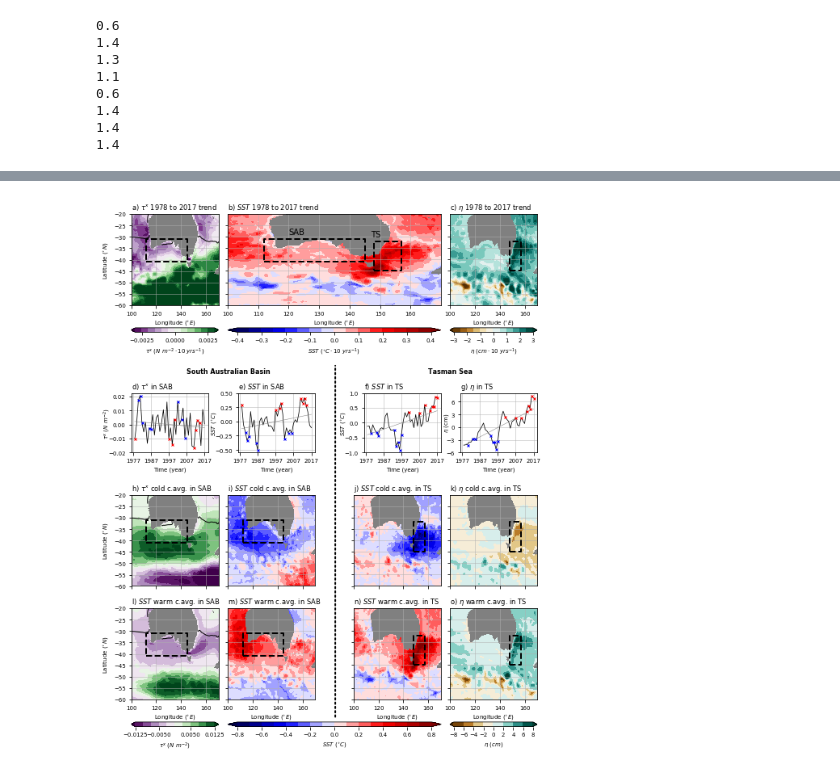
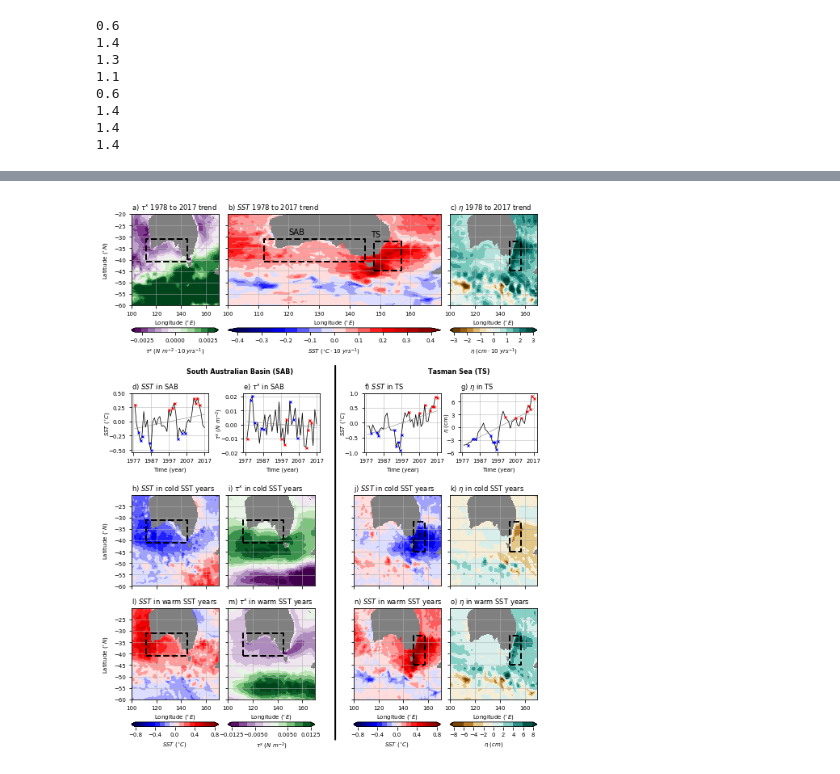
Before and after one commit to ERDuran/wombat_jra-iaf_mom025, a Jupyter notebook: c08_temp_tau_x_eta_t.ipynb, the cells around one changed output, grey strips where cells are left out. Saved outputs shown, nothing was run; the diff lists cells and outputs as text; code cells hidden in the pictures.

```diff
--- a/c08_temp_tau_x_eta_t.ipynb
+++ b/c08_temp_tau_x_eta_t.ipynb
@@ -1077,8 +1082,8 @@ plt.plot(
     [lat_SA[0], lat_SA[0], lat_SA[1], lat_SA[1], lat_SA[0]],
     color='k', linestyle='--', linewidth=2)
 
-levels = [0, 100]
-CS = tau_x_bl_mean.plot.contour(colors='k', levels=levels, linewidths=1)
+# levels = [0, 100]
+# CS = tau_x_bl_mean.plot.contour(colors='k', levels=levels, linewidths=1)
 
 ax.set_facecolor('gray')
 plt.title(r'a) $\tau^{x}$ 1978 to 2017 trend', loc='left')
@@ -1098,10 +1103,10 @@ cbar = plt.colorbar(plot, orientation='horizontal', ticks=[-0.0025, 0, 0.0025],
                     label=r'$\tau^{x}\ (N\ m^{-2} \cdot 10\ yrs^{-1})$', cax=axins)
 ##########################################################################################
 
-plt.text(+0.65,-9,'South Australian Basin',fontweight='bold', fontsize=8)
-plt.text(+3.7,-9,'Tasman Sea' ,fontweight='bold', fontsize=8)
-plt.annotate('', xy=(2.34, -7), xytext=(2.34, -85), xycoords='axes fraction',
-            arrowprops=dict(arrowstyle="-", color='k', linestyle=':', linewidth=2))
+plt.text(+0.65,-9,'South Australian Basin (SAB)',fontweight='bold', fontsize=8)
+plt.text(+3.7,-9,'Tasman Sea (TS)' ,fontweight='bold', fontsize=8)
+plt.annotate('', xy=(2.34, -7), xytext=(2.34, -90), xycoords='axes fraction',
+            arrowprops=dict(arrowstyle="-", color='k', linestyle='-', linewidth=2))
 
 ##########################################################################################
 ax = plt.subplot2grid((row, col), (0, 5-1), rowspan=1, colspan=9)
@@ -1184,10 +1189,10 @@ cbar = plt.colorbar(plot, orientation='horizontal',
 
 
 ##########################################################################################
-ax = plt.subplot2grid((row, col), (1, 1-1), rowspan=1, colspan=4)
+ax = plt.subplot2grid((row, col), (1, 5-1), rowspan=1, colspan=4)
 pos = ax.get_position()
 print(pos)
-pos_plot = [pos.x0, pos.y0-0.025, pos.x1-0.03, pos.y1-0.07]
+pos_plot = [pos.x0+0.03, pos.y0-0.025, pos.x1, pos.y1-0.07]
 print(pos_plot)
 
 plot = plt.plot(n_years, tau_x_anom_SA, color='k', linewidth=0.75)
@@ -1205,7 +1210,7 @@ plt.plot(
     color='blue', linestyle='', marker='x', markersize=3)
 
 # ax.set_facecolor('gray')
-plt.title(r'd) $\tau^{x}$ in SAB', loc='left')
+plt.title(r'e) $\tau^{x}$ in SAB', loc='left')
 plt.xlabel('Time (year)')
 plt.xticks(arange(1977,2017,10), rotation=0)
 plt.ylabel(r'$\tau^{x}$ ($N\ m^{-2})$', labelpad=-5)
@@ -1215,10 +1220,10 @@ plt.grid(linewidth=0.5)
 
 
 ##########################################################################################
-ax = plt.subplot2grid((row, col), (1, 5-1), rowspan=1, colspan=4)
+ax = plt.subplot2grid((row, col), (1, 1-1), rowspan=1, colspan=4)
 pos = ax.get_position()
 print(pos)
-pos_plot = [pos.x0+0.02, pos.y0-0.025, pos.x1-0.01, pos.y1-0.07]
+pos_plot = [pos.x0, pos.y0-0.025, pos.x1-0.03, pos.y1-0.07]
 print(pos_plot)
 
 plot = plt.plot(n_years, temp_anom_SA, color='k', linewidth=0.75)
@@ -1236,7 +1241,7 @@ plt.plot(
     color='blue', linestyle='', marker='x', markersize=3)
 
 # ax.set_facecolor('gray')
-plt.title('e) $SST$ in SAB', loc='left')
+plt.title('d) $SST$ in SAB', loc='left')
 plt.xlabel('Time (year)')
 plt.xticks(arange(1977,2017,10), rotation=0)
 plt.ylabel(r'$SST$ ($^{\circ}C$)', labelpad=-5)
@@ -1308,7 +1313,7 @@ plt.grid(linewidth=0.5)
 
 
 ##########################################################################################
-ax = plt.subplot2grid((row, col), (2, 1-1), rowspan=1, colspan=4)
+ax = plt.subplot2grid((row, col), (2, 5-1), rowspan=1, colspan=4)
 pos = ax.get_position()
 print(pos)
 pos_plot = [pos.x0, pos.y0-0.06, pos.x1-0.01, pos.y1-0.06]
@@ -1324,21 +1329,22 @@ plt.plot(
     [lat_SA[0], lat_SA[0], lat_SA[1], lat_SA[1], lat_SA[0]],
     color='k', linestyle='--', linewidth=2)
 
-levels = [0, 100]
-CS = tau_x_bl_mean.plot.contour(colors='k', levels=levels, linewidths=1)
+# levels = [0, 100]
+# CS = tau_x_bl_mean.plot.contour(colors='k', levels=levels, linewidths=1)
 
 ax.set_facecolor('gray')
-plt.title(r'h) $\tau^{x}$ cold c.avg. in SAB', loc='left')
+plt.title(r'i) $\tau^{x}$ in cold SST years', loc='left')
 plt.xlabel('')
 plt.xticks(arange(100,160,20))
 ax.set_xticklabels('')
-plt.ylabel('Latitude ($^{\circ}N$)')
+plt.ylabel('')
+ax.set_yticklabels('')
 plt.grid(linewidth=0.5)
 ##########################################################################################
 
 
 ##########################################################################################
-ax = plt.subplot2grid((row, col), (2, 5-1), rowspan=1, colspan=4)
+ax = plt.subplot2grid((row, col), (2, 1-1), rowspan=1, colspan=4)
 pos = ax.get_position()
 print(pos)
 pos_plot = [pos.x0, pos.y0-0.06, pos.x1-0.01, pos.y1-0.06]
@@ -1355,12 +1361,12 @@ plt.plot(
     color='k', linestyle='--', linewidth=2)
 
 ax.set_facecolor('gray')
-plt.title(r'i) $SST$ cold c.avg. in SAB', loc='left')
+plt.title(r'h) $SST$ in cold SST years', loc='left')
 plt.xlabel('')
 plt.xticks(arange(100,160,20))
 ax.set_xticklabels('')
-plt.ylabel('')
-ax.set_yticklabels('')
+plt.ylabel('Latitude ($^{\circ}N$)')
+# ax.set_yticklabels('')
 plt.grid(linewidth=0.5)
 ##########################################################################################
 
@@ -1383,7 +1389,7 @@ plt.plot(
     color='k', linestyle='--', linewidth=2)
 
 ax.set_facecolor('gray')
-plt.title(r'j) $SST$ cold c.avg. in TS', loc='left')
+plt.title(r'j) $SST$ in cold SST years', loc='left')
 plt.xlabel('')
 plt.xticks(arange(100,160,20))
 ax.set_xticklabels('')
@@ -1411,7 +1417,7 @@ plt.plot(
     color='k', linestyle='--', linewidth=2)
 
 ax.set_facecolor('gray')
-plt.title(r'k) $\eta$ cold c.avg. in TS', loc='left')
+plt.title(r'k) $\eta$ in cold SST years', loc='left')
 plt.xlabel('')
 plt.xticks(arange(100,160,20))
 ax.set_xticklabels('')
@@ -1422,7 +1428,7 @@ plt.grid(linewidth=0.5)
 
 
 ##########################################################################################
-ax = plt.subplot2grid((row, col), (4, 1-1), rowspan=1, colspan=4)
+ax = plt.subplot2grid((row, col), (4, 5-1), rowspan=1, colspan=4)
 pos = ax.get_position()
 print(pos)
 pos_plot = [pos.x0, pos.y0+0.09, pos.x1-0.01, pos.y1+0.09]
@@ -1438,14 +1444,15 @@ plt.plot(
     [lat_SA[0], lat_SA[0], lat_SA[1], lat_SA[1], lat_SA[0]],
     color='k', linestyle='--', linewidth=2)
 
-levels = [0, 100]
-CS = tau_x_bl_mean.plot.contour(colors='k', levels=levels, linewidths=1)
+# levels = [0, 100]
+# CS = tau_x_bl_mean.plot.contour(colors='k', levels=levels, linewidths=1)
 
 ax.set_facecolor('gray')
-plt.title(r'l) $SST$ warm c.avg. in SAB', loc='left')
+plt.title(r'm) $\tau^{x}$ in warm SST years', loc='left')
 plt.xlabel('Longitude ($^{\circ}E$)')
 plt.xticks(arange(100,160,20))
-plt.ylabel(r'Latitude ($^{\circ}N$)')
+plt.ylabel(r'')
+ax.set_yticklabels('')
 plt.grid(linewidth=0.5)
 
 axins = inset_axes(ax,
@@ -1462,7 +1469,7 @@ cbar = plt.colorbar(plot, orientation='horizontal',
 
 
 ##########################################################################################
-ax = plt.subplot2grid((row, col), (4, 5-1), rowspan=1, colspan=4)
+ax = plt.subplot2grid((row, col), (4, 1-1), rowspan=1, colspan=4)
 pos = ax.get_position()
 print(pos)
 pos_plot = [pos.x0, pos.y0+0.09, pos.x1-0.01, pos.y1+0.09]
@@ -1479,22 +1486,23 @@ plt.plot(
     color='k', linestyle='--', linewidth=2)
 
 ax.set_facecolor('gray')
-plt.title(r'm) $SST$ warm c.avg. in SAB', loc='left')
+plt.title(r'l) $SST$ in warm SST years', loc='left')
 plt.xlabel('Longitude ($^{\circ}E$)')
 plt.xticks(arange(100,160,20))
-plt.ylabel('')
-ax.set_yticklabels('')
+plt.ylabel('Latitude ($^{\circ}N$)')
+# ax.set_yticklabels('')
 plt.grid(linewidth=0.5)
 
 axins = inset_axes(ax,
-                   width="245%",  # width = 5% of parent_bbox width
+                   width="100%",  # width = 5% of parent_bbox width
                    height="5%",  # height : 50%
                    loc='lower left',
                    bbox_to_anchor=(0, -0.3, 1, 1),
                    bbox_transform=ax.transAxes,
                    borderpad=0)
 cbar = plt.colorbar(plot, orientation='horizontal',
-                    label=r'$SST$ ($^{\circ}C$)', cax=axins)
+                    label=r'$SST$ ($^{\circ}C$)', cax=axins,
+                   ticks=[-0.8, -0.4, 0, 0.4, 0.8])
 ##########################################################################################
 
 
@@ -1516,12 +1524,22 @@ plt.plot(
     color='k', linestyle='--', linewidth=2)
 
 ax.set_facecolor('gray')
-plt.title(r'n) $SST$ warm c.avg. in TS', loc='left')
+plt.title(r'n) $SST$ in warm SST years', loc='left')
 plt.xlabel('Longitude ($^{\circ}E$)')
 plt.xticks(arange(100,160,20))
 plt.ylabel('')
 ax.set_yticklabels('')
 plt.grid(linewidth=0.5)
+axins = inset_axes(ax,
+                   width="100%",  # width = 5% of parent_bbox width
+                   height="5%",  # height : 50%
+                   loc='lower left',
+                   bbox_to_anchor=(0, -0.3, 1, 1),
+                   bbox_transform=ax.transAxes,
+                   borderpad=0)
+cbar = plt.colorbar(plot, orientation='horizontal',
+                    label=r'$SST$ ($^{\circ}C$)', cax=axins,
+                   ticks=[-0.8, -0.4, 0, 0.4, 0.8])
 ##########################################################################################
 
 
@@ -1543,7 +1561,7 @@ plt.plot(
     color='k', linestyle='--', linewidth=2)
 
 ax.set_facecolor('gray')
-plt.title(r'o) $\eta$ warm c.avg. in TS', loc='left')
+plt.title(r'o) $\eta$ in warm SST years', loc='left')
 plt.xlabel('Longitude ($^{\circ}E$)')
 plt.xticks(arange(100,160,20))
 plt.ylabel('')
@@ -1586,8 +1604,8 @@ Bbox(x0=0.3091584158415842, y0=0.5936206896551723, x1=0.48564356435643563, y1=0.
 Bbox(x0=0.5393564356435643, y0=0.5936206896551723, x1=0.7158415841584158, y1=0.7237931034482759)
 [0.5693564356435643, 0.5686206896551723, 0.7158415841584158, 0.6537931034482758]
 ... (14 lines left out)
 Bbox(x0=0.5393564356435643, y0=0.12499999999999989, x1=0.7158415841584158, y1=0.2551724137931034)
 [0.5493564356435643, 0.21499999999999989, 0.7158415841584158, 0.34517241379310337]
 Bbox(x0=0.7235148514851485, y0=0.12499999999999989, x1=0.9000000000000001, y1=0.2551724137931034)
 [0.7335148514851485, 0.21499999999999989, 0.9000000000000001, 0.34517241379310337]
-[figure, old version]
+[figure, new version]
```
Also changed, not shown: parts of 6 cells of this notebook.
